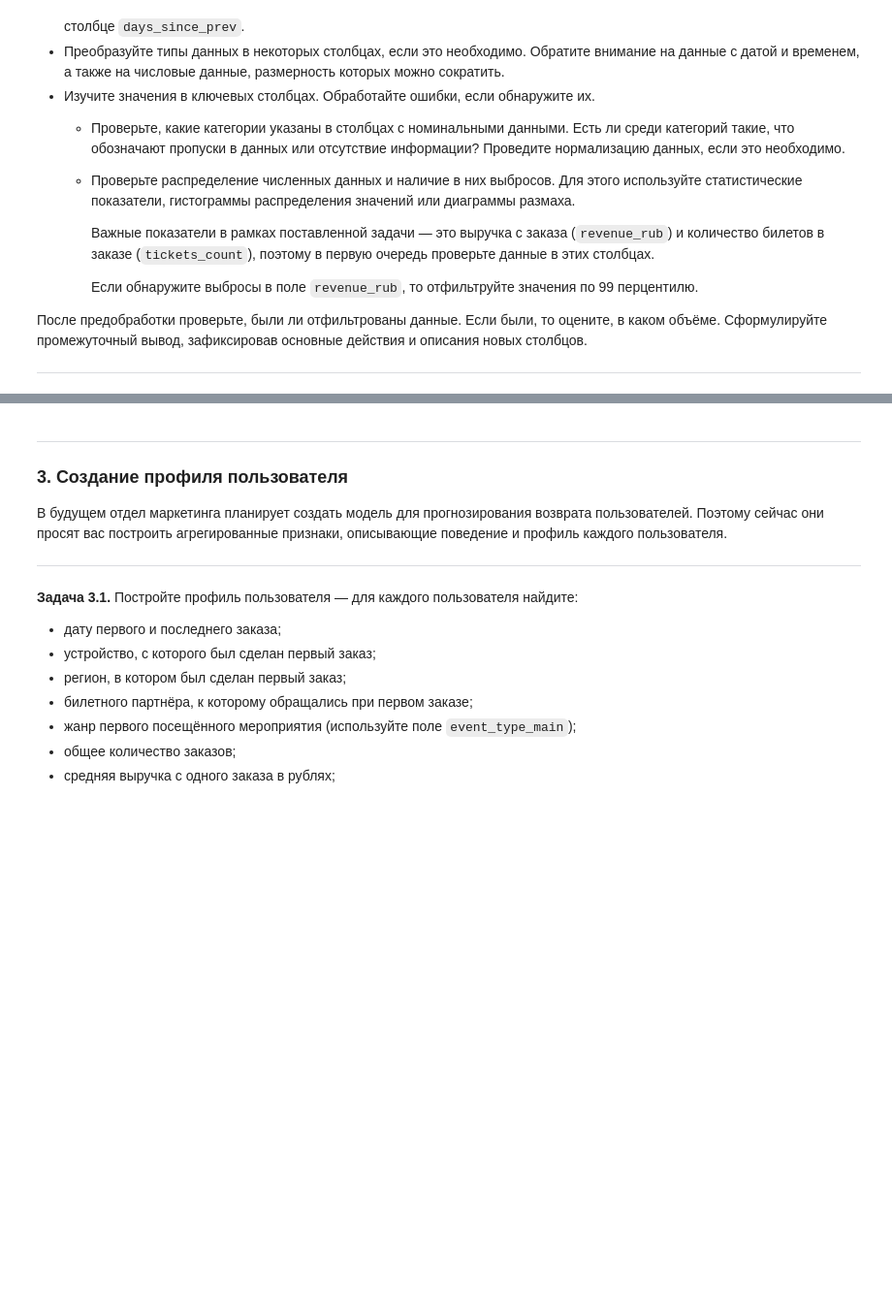
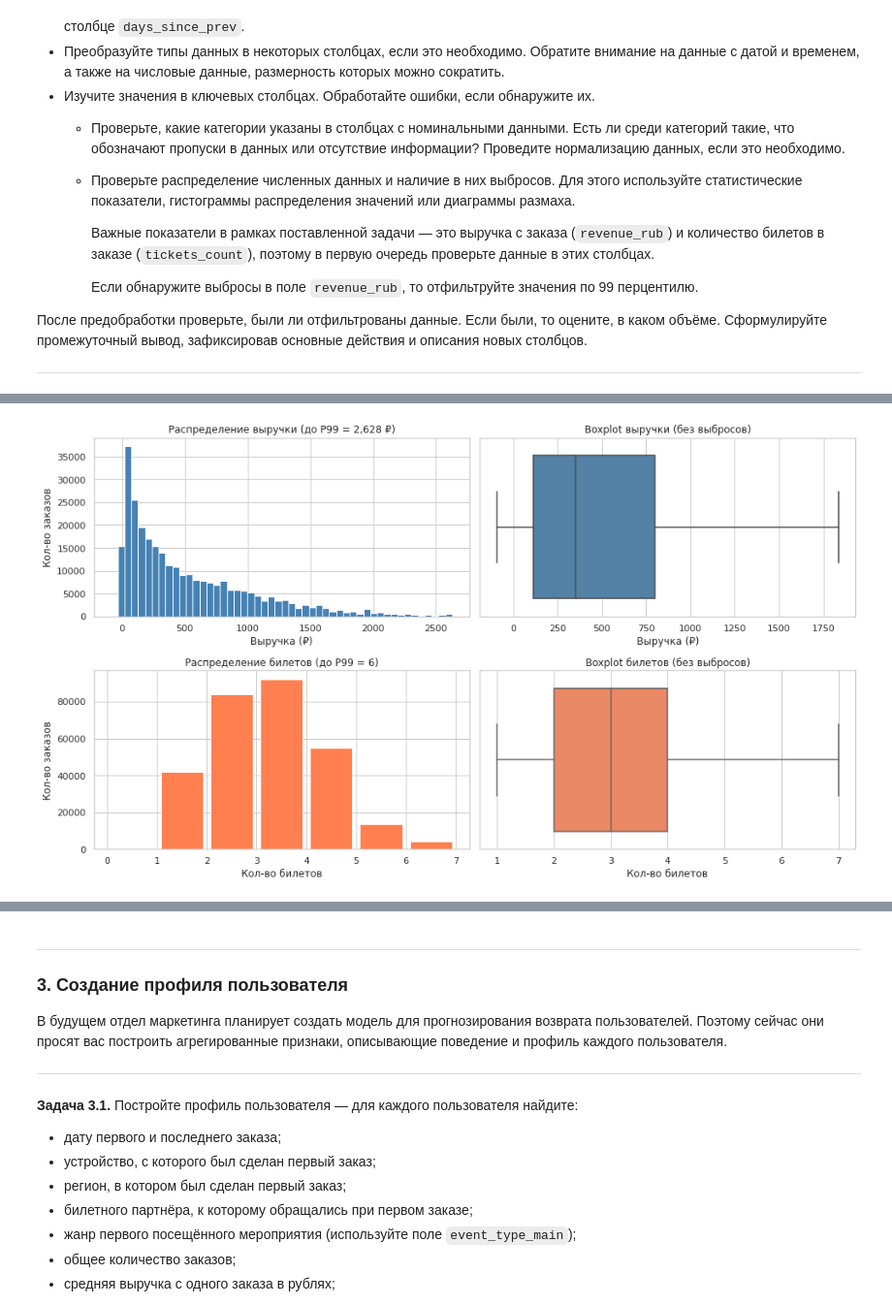
Before and after one commit to sergeyshmagin/MLDS, a Jupyter notebook: 30a84906-9dbe-4a93-940c-1c9ebff1567f.ipynb, the cells around one changed output, grey strips where cells are left out. Shown at 97% size. Cells and saved outputs as stored; diff of their text form; code cells hidden in the pictures; blank space fills up the shorter version.

```diff
--- a/30a84906-9dbe-4a93-940c-1c9ebff1567f.ipynb
+++ b/30a84906-9dbe-4a93-940c-1c9ebff1567f.ipynb
@@ -245,23 +434,3 @@ display(
 После предобработки проверьте, были ли отфильтрованы данные. Если были, то оцените, в каком объёме. Сформулируйте промежуточный вывод, зафиксировав основные действия и описания новых столбцов.
 
 ---
-# %%
-# Преобразование типов
-df['days_since_prev'] = pd.to_numeric(df['days_since_prev'], errors='coerce')
-df['tickets_count'] = df['tickets_count'].astype('int32')
-
-# Проверка дубликатов
-dupl_count = df.duplicated().sum()
-display(pd.DataFrame({'Полных дубликатов': [dupl_count]}).style.set_caption('Дубликаты'))
-if dupl_count > 0:
-    df = df.drop_duplicates()
-
-# Проверка ВСЕХ категориальных столбцов
-cat_cols = ['device_type_canonical', 'currency_code', 'event_type_main',
-            'service_name', 'region_name', 'city_name']
-for col in cat_cols:
-    display(
-        df[col].value_counts().head(15)
-        .to_frame('количество')
-        .style.set_caption(f'Категории: {col}')
-    )
@@ -318,0 +585,62 @@ display(pd.DataFrame({
+# %%
+# === ЭТАП 1: Выявление аномалий ===
+
+p99_rev_viz = df['revenue_rub'].quantile(0.99)
+p99_tic_viz = df['tickets_count'].quantile(0.99)
+
+fig, axes = plt.subplots(2, 2, figsize=(14, 8))
+
+# Гистограмма + boxplot выручки
+df_viz = df[df['revenue_rub'] <= p99_rev_viz]
+axes[0, 0].hist(df_viz['revenue_rub'], bins=50,
+                color='steelblue', edgecolor='white')
+axes[0, 0].set_title(
+    f'Выручка (до P99 = {p99_rev_viz:,.0f} ₽)')
+axes[0, 0].set_xlabel('Выручка (₽)')
+axes[0, 0].set_ylabel('Кол-во заказов')
+
+sns.boxplot(data=df, x='revenue_rub', ax=axes[0, 1],
+            showfliers=False, color='steelblue')
+axes[0, 1].set_title('Boxplot выручки (без выбросов)')
+axes[0, 1].set_xlabel('Выручка (₽)')
+
+# Гистограмма + boxplot билетов
+df_viz_t = df[df['tickets_count'] <= p99_tic_viz]
+axes[1, 0].hist(df_viz_t['tickets_count'],
+                bins=range(0, int(p99_tic_viz) + 2),
+                color='coral', edgecolor='white', rwidth=0.85)
+axes[1, 0].set_title(
+    f'Билеты (до P99 = {p99_tic_viz:.0f})')
+axes[1, 0].set_xlabel('Кол-во билетов')
+axes[1, 0].set_ylabel('Кол-во заказов')
+
+sns.boxplot(data=df, x='tickets_count', ax=axes[1, 1],
+            showfliers=False, color='coral')
+axes[1, 1].set_title('Boxplot билетов (без выбросов)')
+axes[1, 1].set_xlabel('Кол-во билетов')
+
+plt.tight_layout()
+plt.show()
+
+display(df[['revenue_rub', 'tickets_count']].describe())
+
+# --- Аномалии в days_since_prev ---
+print('\ndays_since_prev (только заполненные):')
+display(
+    df['days_since_prev'].dropna()
+    .describe(percentiles=[.25, .5, .75, .9, .95, .99])
+    .to_frame().style.format('{:.1f}')
+    .set_caption('Распределение days_since_prev')
+)
+neg_days = (df['days_since_prev'] < 0).sum()
+zero_days = (df['days_since_prev'] == 0).sum()
+print(f'Отрицательных значений: {neg_days}')
+print(f'Нулевых (заказы в тот же день): {zero_days}')
+
+# Выбросы revenue_rub: что именно обнаружено
+zero_rev = (df['revenue_rub'] <= 0).sum()
+above_p99 = (df['revenue_rub'] > p99_rev_viz).sum()
+print(f'\nrevenue_rub <= 0: {zero_rev}')
+print(f'revenue_rub > P99: {above_p99}')
+# %% [output]
+[figure, added]
```
Also changed, not shown: parts of 85 cells of this notebook, 1 other file.
